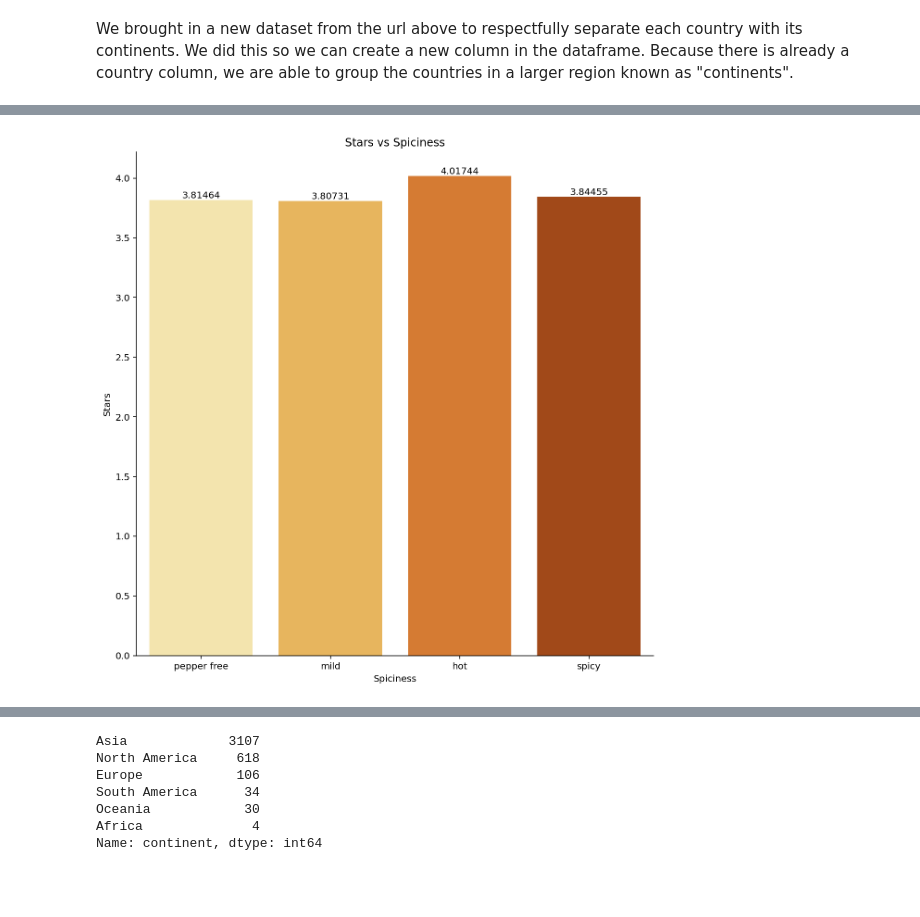
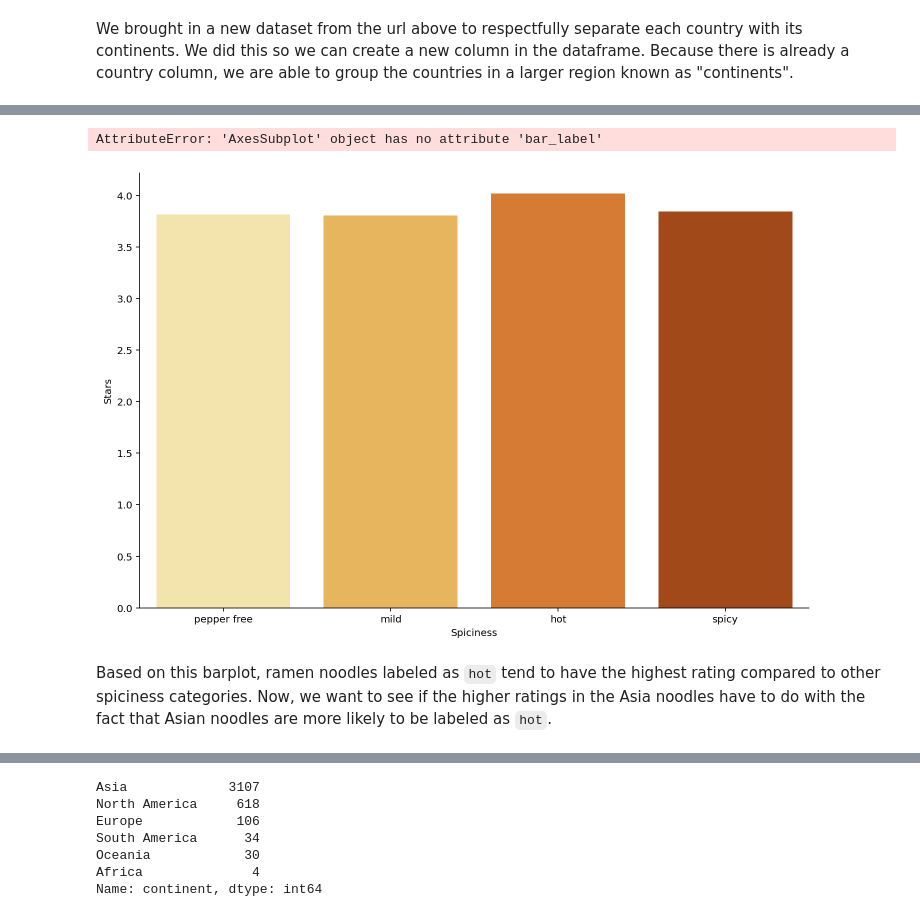
Before and after one commit to COGS108/Group_035-Fa22, a Jupyter notebook: EDACheckpointGroup_035-Fa22.ipynb, the cells around one changed output, grey strips where cells are left out. Cells and saved outputs as stored; diff of their text form; code cells hidden in the pictures; blank space fills up the shorter version.

```diff
--- a/EDACheckpointGroup_035-Fa22.ipynb
+++ b/EDACheckpointGroup_035-Fa22.ipynb
@@ -305,18 +291,21 @@ barplot_continent_stars.set_ylabel('Continent');
 # %%
-plt.figure(figsize = (10, 10))
+plt.figure(figsize = (12, 8))
 
 barplot_stars_rating = sns.barplot(data = new_df, y = 'Stars', x='Spiciness', palette = 'YlOrBr', ci= None)
 
 # remove the top and right lines
 sns.despine()
 
 #labeling the bars
 barplot_stars_rating.bar_label(barplot_stars_rating.containers[0])
 
 # add title and axis labels (modify x-axis label)
 barplot_stars_rating.set_title('Stars vs Spiciness')
 barplot_stars_rating.set_ylabel('Stars')
 barplot_stars_rating.set_xlabel('Spiciness');
 # %% [output]
+AttributeError: 'AxesSubplot' object has no attribute 'bar_label'
-[figure, old version]
+[figure, new version]
+# %% [markdown]
+Based on this barplot, ramen noodles labeled as `hot` tend to have the highest rating compared to other spiciness categories. Now, we want to see if the higher ratings in the Asia noodles have to do with the fact that Asian noodles are more likely to be labeled as `hot`.
 # %%
```
Also changed, not shown: parts of 35 cells of this notebook, 1 other file.
